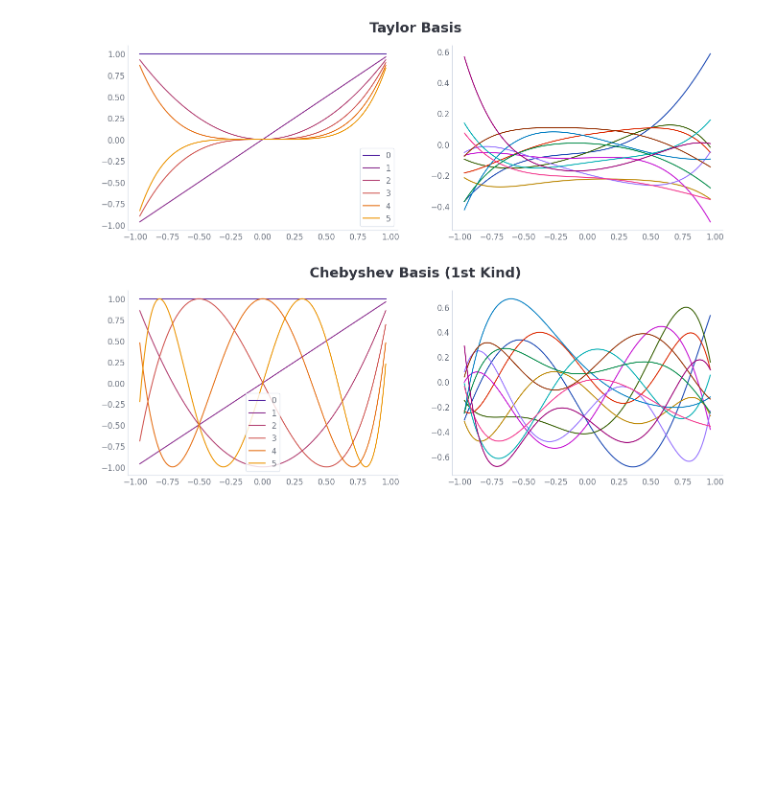
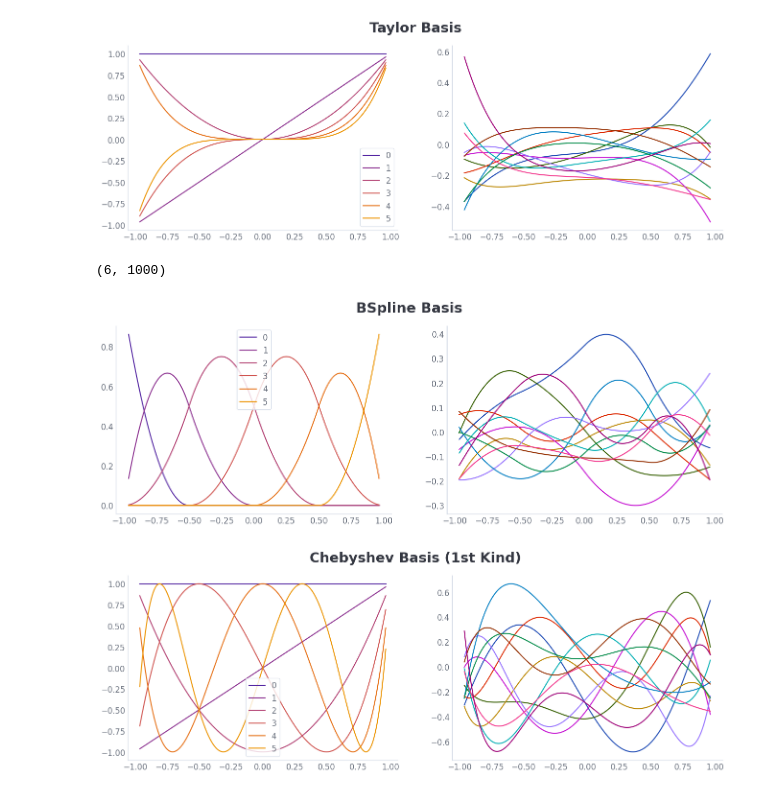
Before and after one commit to nicholas-miklaucic/jax-kan, a Jupyter notebook: basis.ipynb, the cells around one changed output. Saved outputs shown, nothing was run; the diff lists cells and outputs as text; code cells hidden in the pictures; blank space fills up the shorter version.

```diff
--- a/basis.ipynb
+++ b/basis.ipynb
@@ -36,6 +36,18 @@ taylor = xx ** nn
 fig = plot_basis(taylor, title='Taylor Basis')
 # %% [output]
 [figure]
+# %%
+(xx ** nn).shape
+# %% [output]
+(6, 1000)
+# %%
+from scipy.interpolate import BSpline
+
+bspl = BSpline.design_matrix(xx, jnp.array([-1, -1, -1, -0.5, 0, 0.5, 1, 1, 1]), k=2).todense().T
+
+fig = plot_basis(bspl, title='BSpline Basis')
+# %% [output]
+[figure, added]
 # %%
 from scipy import special
 
```
Also changed, not shown: 1 other file.
